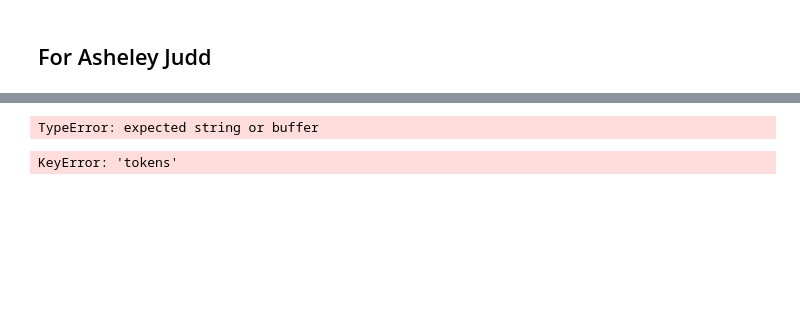
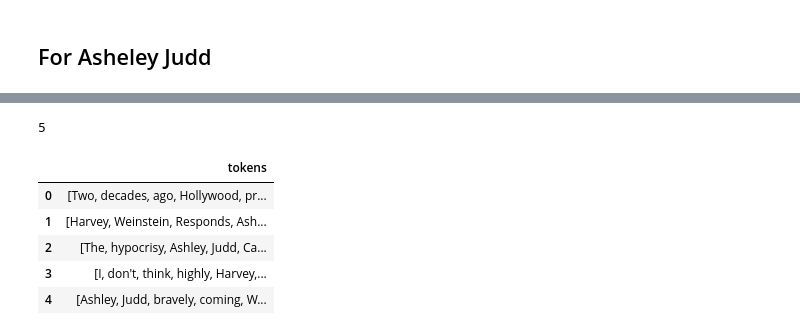
Before and after one commit to beasteers/cusp-hackathon, a Jupyter notebook: HackDay_Tweets.ipynb, the cells around one changed output, grey strips where cells are left out. Cells and saved outputs as stored; diff of their text form; code cells hidden in the pictures; blank space fills up the shorter version.

```diff
--- a/HackDay_Tweets.ipynb
+++ b/HackDay_Tweets.ipynb
@@ -173,3 +177,8 @@ ajs.head()
 | 2 | 2017-10-05 19:56:45 | 0.0 | NaN | [] | 9.160898e+17 | [] | https://twitter.com/Aaron88529057... | 0.0 | The hypocrisy of Ashley Judd . Ca... | Aaron885290571 RitaPanahi nytimes | ... |
 | 3 | 2017-10-05 19:56:45 | 6.0 | NaN | [] | 9.160898e+17 | [] | https://twitter.com/ona3pica/stat... | 0.0 | I don't think highly of Harvey We... | ona3pica MarkYoungTruth chuckwool... | ... |
 | 4 | 2017-10-05 19:56:16 | 0.0 | NaN | [] | 9.160897e+17 | [] | https://twitter.com/SavetheUSNati... | 0.0 | http://ift.tt/2fVhVtR " Ashley Ju... | SavetheUSNation | ... |
+# %%
+from IPython.display import display
+display(5)
+# %% [output]
+5
@@ -176,7 +191,14 @@ ajs.head()
 # %%
-ajs['tokens'] = ajs.text.apply(nlp.tweet_tokenize)
+ajs['tokens'] = ajs.text.replace(np.nan, '').apply(nlp.tweet_tokenize)
-# %% [output]
-TypeError: expected string or buffer
+# %%
+ajs[['tokens']].head()
+# %% [output]
+|  | tokens |
+| 0 | [Two, decades, ago, Hollywood, pr... |
+| 1 | [Harvey, Weinstein, Responds, Ash... |
+| 2 | [The, hypocrisy, Ashley, Judd, Ca... |
+| 3 | [I, don't, think, highly, Harvey,... |
+| 4 | [Ashley, Judd, bravely, coming, W... |
 # %%
 pcounter = Counter()
 psentiment = {}
@@ -192,8 +214,6 @@ for i, tweet in ajs.iterrows():
         else:
             ncounter.update({word: count_update})
             nsentiment[word] = nsentiment.get(word, 0) + count_update * tweet['compound']
-# %% [output]
-KeyError: 'tokens'
 # %%
 [
     (word, count, psentiment[word] / count)
```
Also changed, not shown: parts of 4 cells of this notebook.
